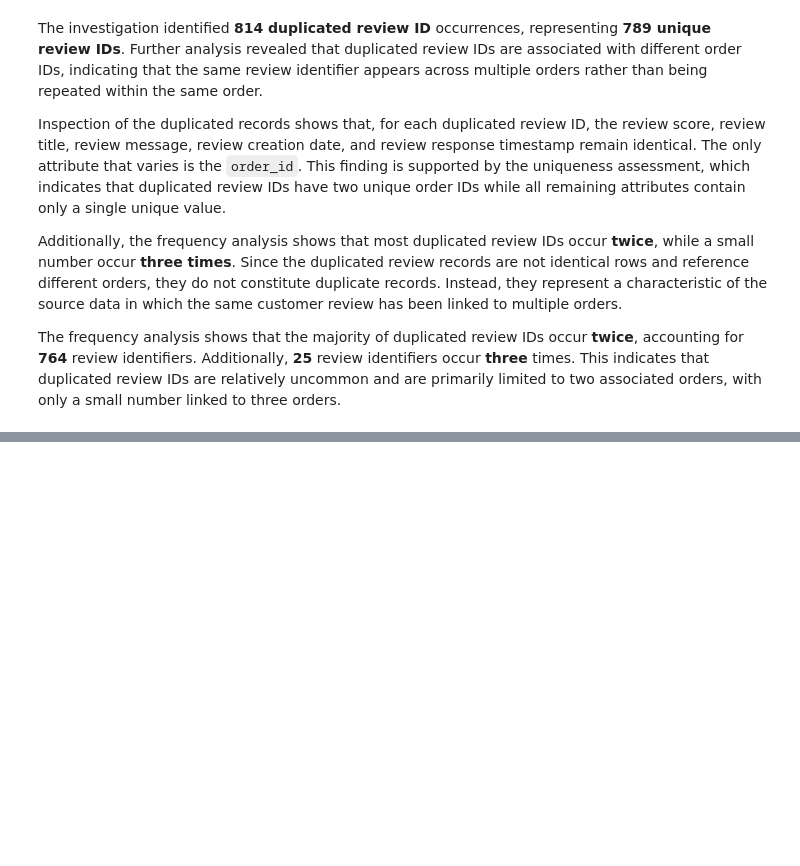
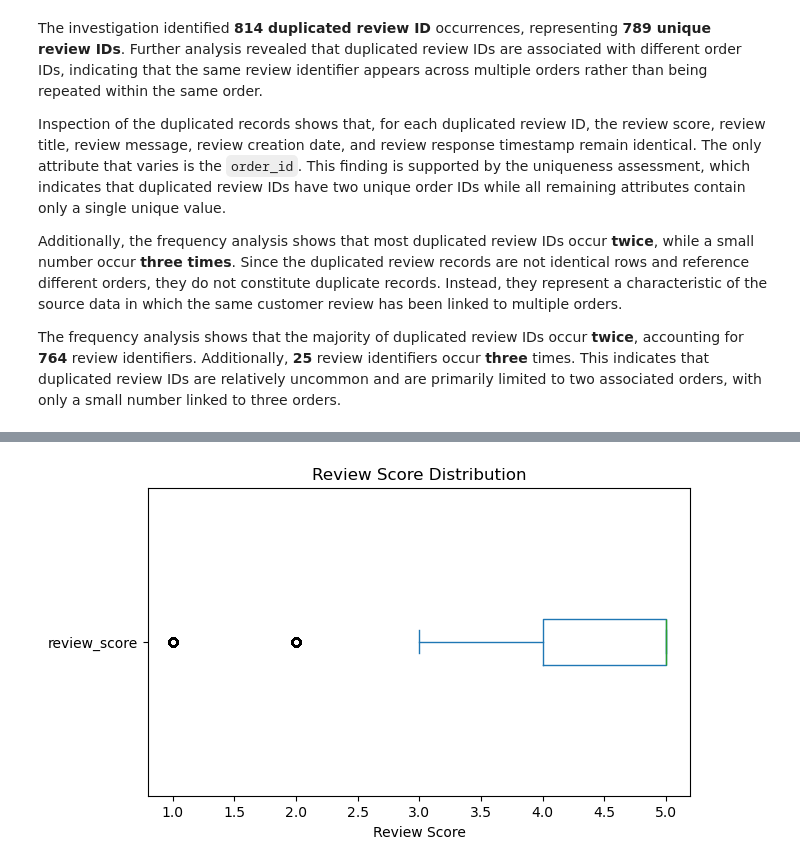
Before and after one commit to Mamello01/e-commerce, a Jupyter notebook: 02_data_preparation/order_reviews.ipynb, the cells around one changed output, grey strips where cells are left out. Cells and saved outputs as stored; diff of their text form; code cells hidden in the pictures; blank space fills up the shorter version.

```diff
--- a/02_data_preparation/order_reviews.ipynb
+++ b/02_data_preparation/order_reviews.ipynb
@@ -276,0 +572,14 @@ The frequency analysis shows that the majority of duplicated review IDs occur **
+# %%
+# Examine the spread of review scores
+
+order_reviews_df["review_score"].plot(
+    kind="box",
+    figsize=(7, 4),
+    vert=False,
+    title="Review Score Distribution"
+)
+
+plt.xlabel("Review Score")
+plt.show()
+# %% [output]
+[figure, added]
```
Also changed, not shown: parts of 66 cells of this notebook.
